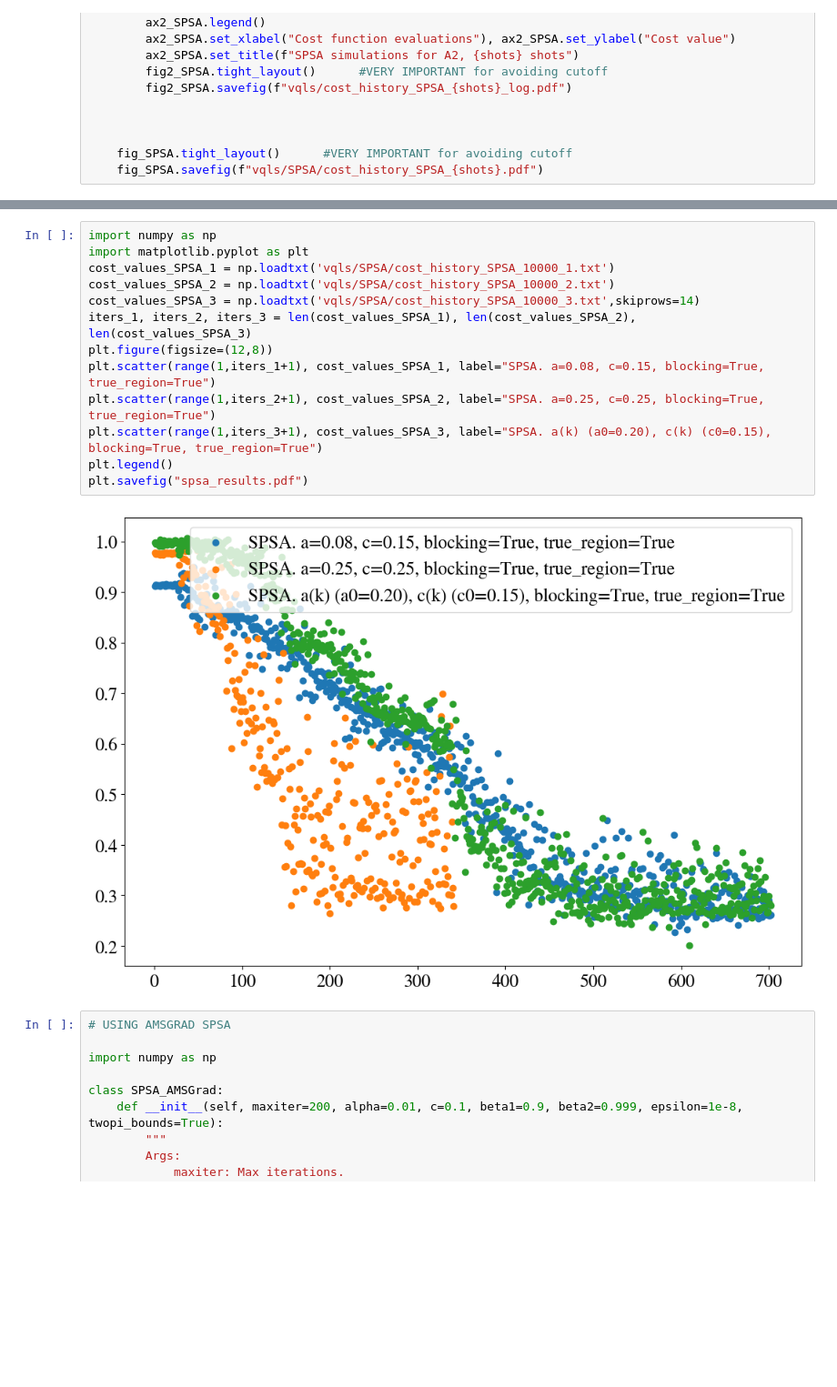
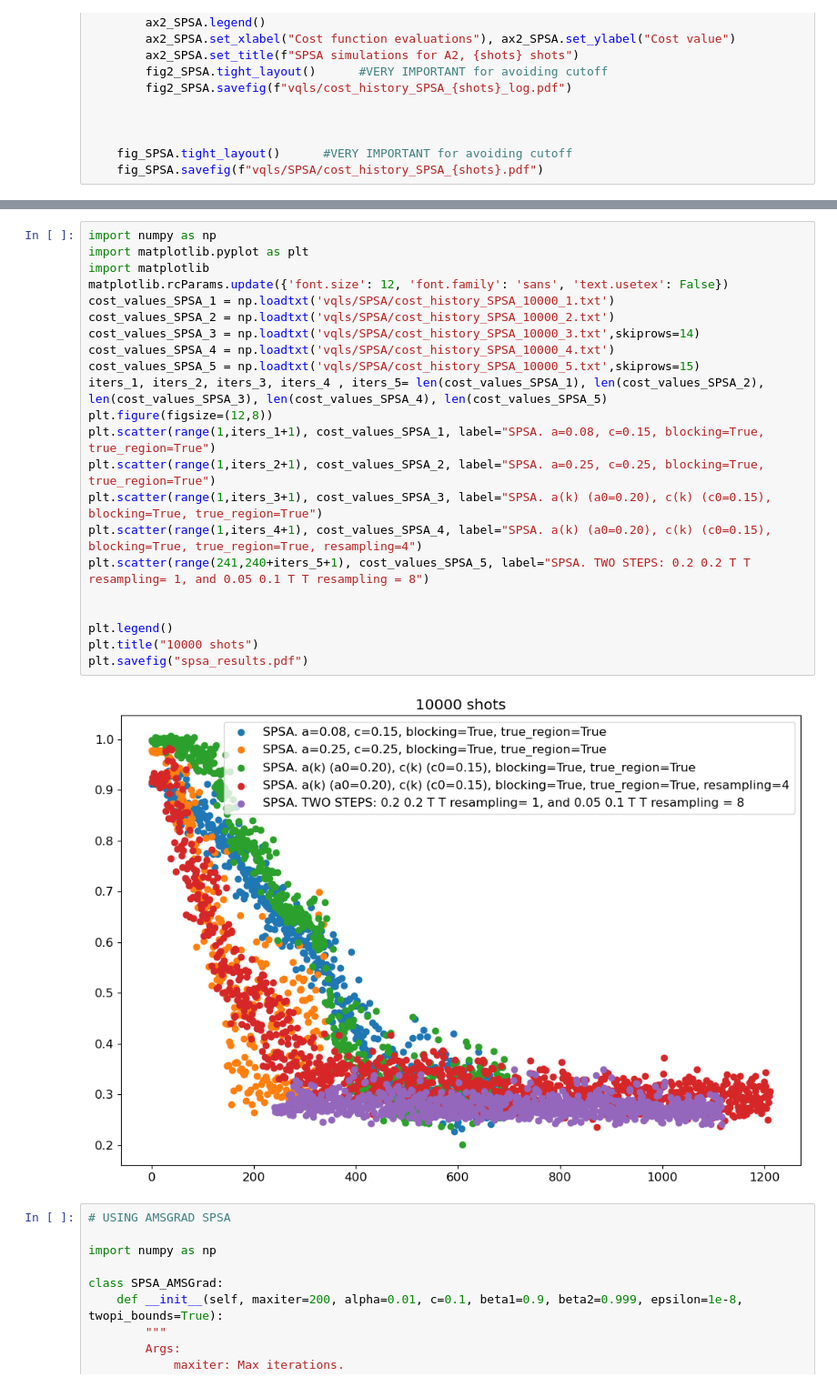
Before and after one commit to ZhiganovD/Numerical-methods-VQE, a Jupyter notebook: Alice_Gregor/Qiskit Notebook VQLS.ipynb, the cells around one changed output, grey strips where cells are left out. Shown at 91% size. Saved outputs shown, nothing was run; the diff lists cells and outputs as text; blank space fills up the shorter version.

```diff
--- a/Alice_Gregor/Qiskit Notebook VQLS.ipynb
+++ b/Alice_Gregor/Qiskit Notebook VQLS.ipynb
@@ -1228,18 +1262,27 @@ KeyboardInterrupt:
 # %%
 import numpy as np
 import matplotlib.pyplot as plt
+import matplotlib
+matplotlib.rcParams.update({'font.size': 12, 'font.family': 'sans', 'text.usetex': False})
 cost_values_SPSA_1 = np.loadtxt('vqls/SPSA/cost_history_SPSA_10000_1.txt')
 cost_values_SPSA_2 = np.loadtxt('vqls/SPSA/cost_history_SPSA_10000_2.txt')
 cost_values_SPSA_3 = np.loadtxt('vqls/SPSA/cost_history_SPSA_10000_3.txt',skiprows=14)
-iters_1, iters_2, iters_3 = len(cost_values_SPSA_1), len(cost_values_SPSA_2), len(cost_values_SPSA_3)
+cost_values_SPSA_4 = np.loadtxt('vqls/SPSA/cost_history_SPSA_10000_4.txt')
+cost_values_SPSA_5 = np.loadtxt('vqls/SPSA/cost_history_SPSA_10000_5.txt',skiprows=15)
+iters_1, iters_2, iters_3, iters_4 , iters_5= len(cost_values_SPSA_1), len(cost_values_SPSA_2), len(cost_values_SPSA_3), len(cost_values_SPSA_4), len(cost_values_SPSA_5)
 plt.figure(figsize=(12,8))
 plt.scatter(range(1,iters_1+1), cost_values_SPSA_1, label="SPSA. a=0.08, c=0.15, blocking=True, true_region=True")
 plt.scatter(range(1,iters_2+1), cost_values_SPSA_2, label="SPSA. a=0.25, c=0.25, blocking=True, true_region=True")
 plt.scatter(range(1,iters_3+1), cost_values_SPSA_3, label="SPSA. a(k) (a0=0.20), c(k) (c0=0.15), blocking=True, true_region=True")
+plt.scatter(range(1,iters_4+1), cost_values_SPSA_4, label="SPSA. a(k) (a0=0.20), c(k) (c0=0.15), blocking=True, true_region=True, resampling=4")
+plt.scatter(range(241,240+iters_5+1), cost_values_SPSA_5, label="SPSA. TWO STEPS: 0.2 0.2 T T resampling= 1, and 0.05 0.1 T T resampling = 8")
+
+
 plt.legend()
+plt.title("10000 shots")
 plt.savefig("spsa_results.pdf")
 # %% [output]
-[figure, old version]
+[figure, new version]
 # %%
 # USING AMSGRAD SPSA
 
```
Also changed, not shown: parts of 5 cells of this notebook, 24 other files.
